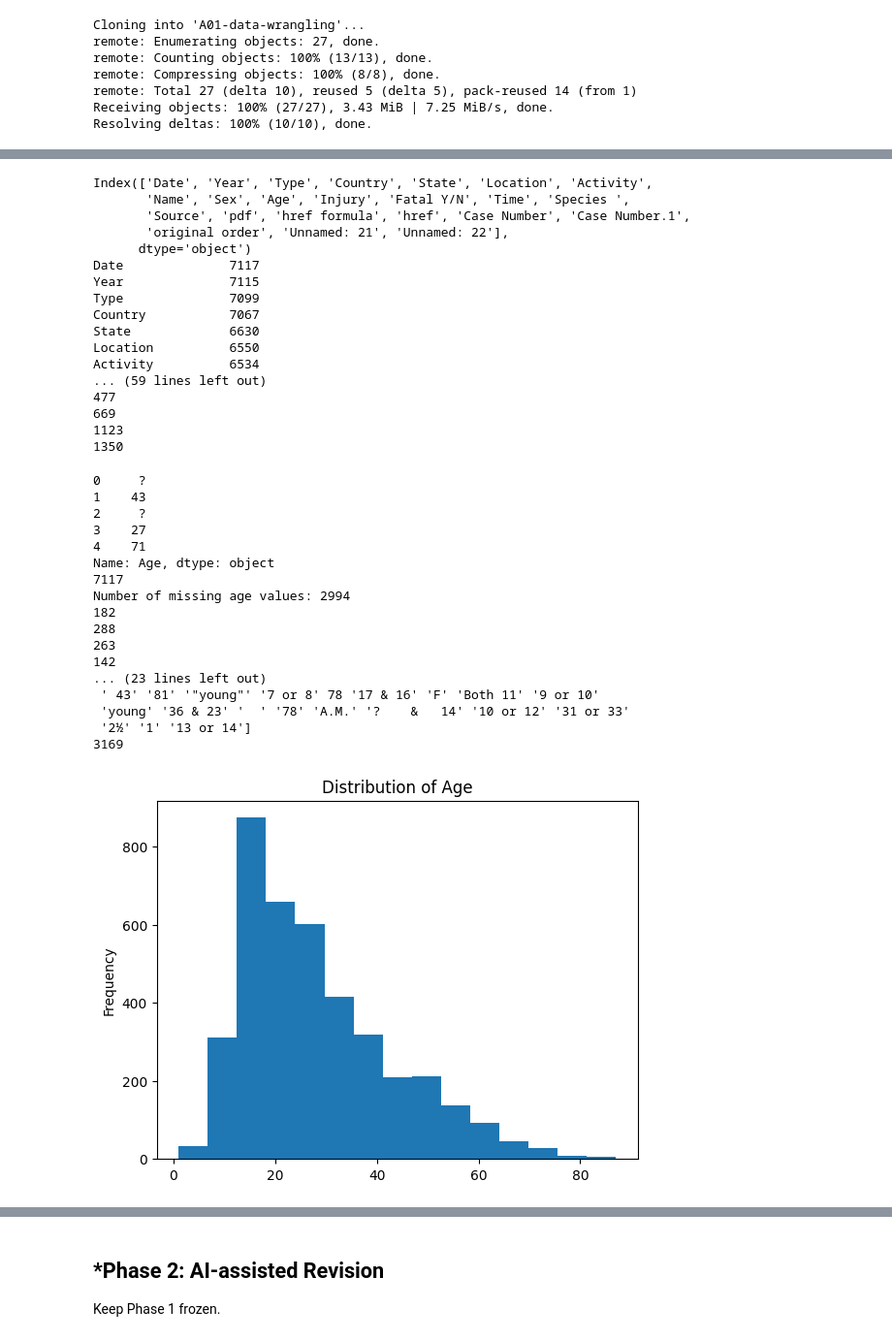
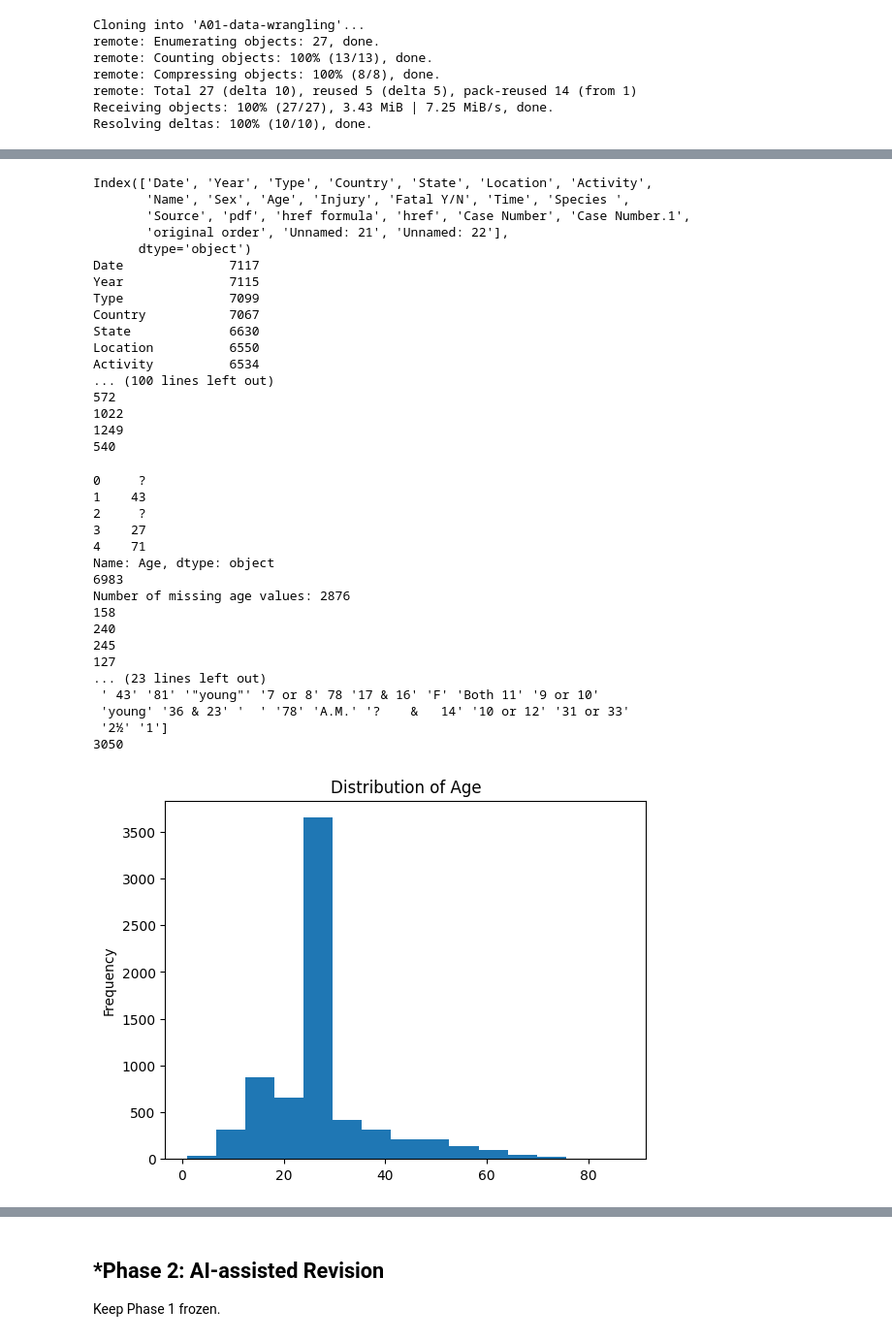
Before and after one commit to Matthew-Calvario/A01-data-wrangling, a Jupyter notebook: notebook.ipynb, the cells around one changed output, grey strips where cells are left out. Shown at 97% size. Saved outputs shown, nothing was run; the diff lists cells and outputs as text; code cells hidden in the pictures.

```diff
--- a/notebook.ipynb
+++ b/notebook.ipynb
@@ -145,7 +150,7 @@ print(f'Number of NaN values in Year: {df_shark['Year'].isna().sum()}')
 
 # Remove/impute NaN values
 
-df_shark['Year'] = df_shark['Year'].fillna(df_shark['Year'].mean())
+df_shark = df_shark.dropna(subset=['Year'])
 
 # Double check
 print(f'Number of NaN values in Year: {df_shark['Year'].isna().sum()}')
@@ -154,16 +159,28 @@ print(f'Number of NaN values in Year: {df_shark['Year'].isna().sum()}')
 df_shark['Year'] = df_shark['Year'].astype(int)
 print(df_shark['Year'].head())
 
+# Look at the range of values for years
+print(f'Latest year: {df_shark['Year'].min()}')
+print(f'Earliest Year: {df_shark['Year'].max()}')
+
+print(df_shark['Year'].unique())
+
+# Remove impossible values and check
+
+df_shark = df_shark[df_shark['Year'] >= 1500]
+print(df_shark['Year'].unique())
+
 # Since the 1940s
 
-Year_range_1 = df_shark[(df_shark['Year'] >= 1940) & (df_shark['Year'] <= 1950)]
-Year_range_2 = df_shark[(df_shark['Year'] >= 1950) & (df_shark['Year'] <= 1960)]
-Year_range_3 = df_shark[(df_shark['Year'] >= 1960) & (df_shark['Year'] <= 1970)]
-Year_range_4 = df_shark[(df_shark['Year'] >= 1970) & (df_shark['Year'] <= 1980)]
-Year_range_5 = df_shark[(df_shark['Year'] >= 1980) & (df_shark['Year'] <= 1990)]
-Year_range_6 = df_shark[(df_shark['Year'] >= 1990) & (df_shark['Year'] <= 2000)]
-Year_range_7 = df_shark[(df_shark['Year'] >= 2000) & (df_shark['Year'] <= 2010)]
-Year_range_8 = df_shark[(df_shark['Year'] >= 2010) & (df_shark['Year'] <= 2020)]
+Year_range_1 = df_shark[(df_shark['Year'] >= 1940) & (df_shark['Year'] < 1950)]
+Year_range_2 = df_shark[(df_shark['Year'] >= 1950) & (df_shark['Year'] < 1960)]
+Year_range_3 = df_shark[(df_shark['Year'] >= 1960) & (df_shark['Year'] < 1970)]
+Year_range_4 = df_shark[(df_shark['Year'] >= 1970) & (df_shark['Year'] < 1980)]
+Year_range_5 = df_shark[(df_shark['Year'] >= 1980) & (df_shark['Year'] < 1990)]
+Year_range_6 = df_shark[(df_shark['Year'] >= 1990) & (df_shark['Year'] < 2000)]
+Year_range_7 = df_shark[(df_shark['Year'] >= 2000) & (df_shark['Year'] < 2010)]
+Year_range_8 = df_shark[(df_shark['Year'] >= 2010) & (df_shark['Year'] < 2020)]
+Year_range_9 = df_shark[(df_shark['Year'] >= 2020) & (df_shark['Year'] < 2026)]
 
 print(len(Year_range_1))
 print(len(Year_range_2))
@@ -173,8 +190,11 @@ print(len(Year_range_5))
 print(len(Year_range_6))
 print(len(Year_range_7))
 print(len(Year_range_8))
+print(len(Year_range_9))
 
-# Shark attacks appear to be increasing every decade since the 1940s
+# Shark attacks appear to be increasing every decade since the 1940s;
+# 2020-2026 is not complete but looks to follow the trend or at least remain
+# similar to the previous decade.
 # %% [output]
 Index(['Date', 'Year', 'Type', 'Country', 'State', 'Location', 'Activity',
        'Name', 'Sex', 'Age', 'Injury', 'Fatal Y/N', 'Time', 'Species ',
@@ -188,11 +208,11 @@ Country           7067
 State             6630
 Location          6550
 Activity          6534
-... (59 lines left out)
-477
-669
-1123
-1350
+... (100 lines left out)
+572
+1022
+1249
+540
 # %%
 import matplotlib.pyplot as plt
 
@@ -208,43 +228,43 @@ print(Year_range_1['Age'].isna().sum())
 print(Year_range_2['Age'].isna().sum())
 print(Year_range_3['Age'].isna().sum())
 print(Year_range_4['Age'].isna().sum())
 print(Year_range_5['Age'].isna().sum())
 print(Year_range_6['Age'].isna().sum())
 print(Year_range_7['Age'].isna().sum())
 print(Year_range_8['Age'].isna().sum())
 
 # Missingness seems to be proportial to amount missing per decade, so no concentrated areas
 
 # For phase 1, replace all weirdly formatted options with NaNs, then proceed with median imputation
 print(df_shark['Age'].unique())
 df_shark['Age_clean'] = pd.to_numeric(df_shark['Age'], errors='coerce')
 print(df_shark['Age_clean'].isna().sum())
-df_shark['Age_clean'].fillna(
+df_shark['Age_clean'] = df_shark['Age_clean'].fillna(
     df_shark['Age_clean'].median()
 )
 
 df_shark['Age_clean'].plot(kind='hist', bins=15)
 plt.title('Distribution of Age')
 plt.show()
 # %% [output]
 0     ?
 1    43
 2     ?
 3    27
 4    71
 Name: Age, dtype: object
-7117
-Number of missing age values: 2994
-182
-288
-263
-142
+6983
+Number of missing age values: 2876
+158
+240
+245
+127
 ... (23 lines left out)
  ' 43' '81' '"young"' '7 or 8' 78 '17 & 16' 'F' 'Both 11' '9 or 10'
  'young' '36 & 23' '  ' '78' 'A.M.' '?    &   14' '10 or 12' '31 or 33'
- '2½' '1' '13 or 14']
-3169
+ '2½' '1']
+3050
-[figure, old version]
+[figure, new version]
 # %%
 # 2.5 Proportion that are male
 
```
Also changed, not shown: parts of 4 cells of this notebook.
